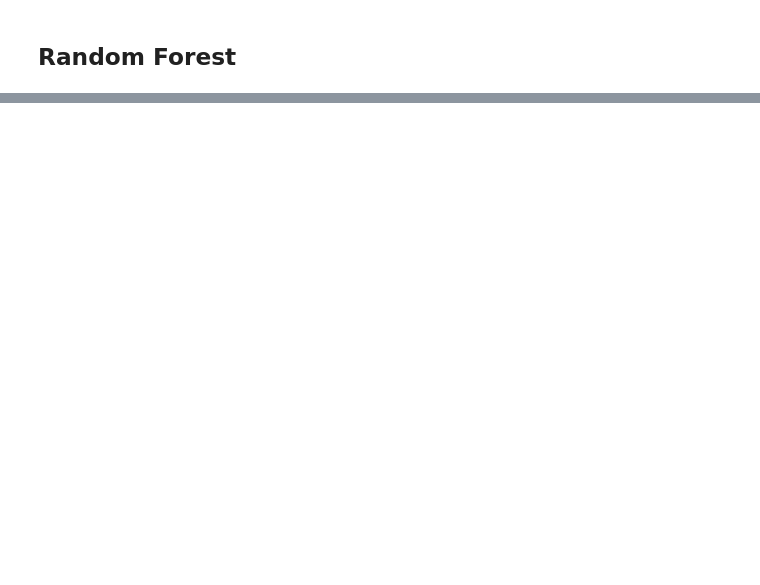
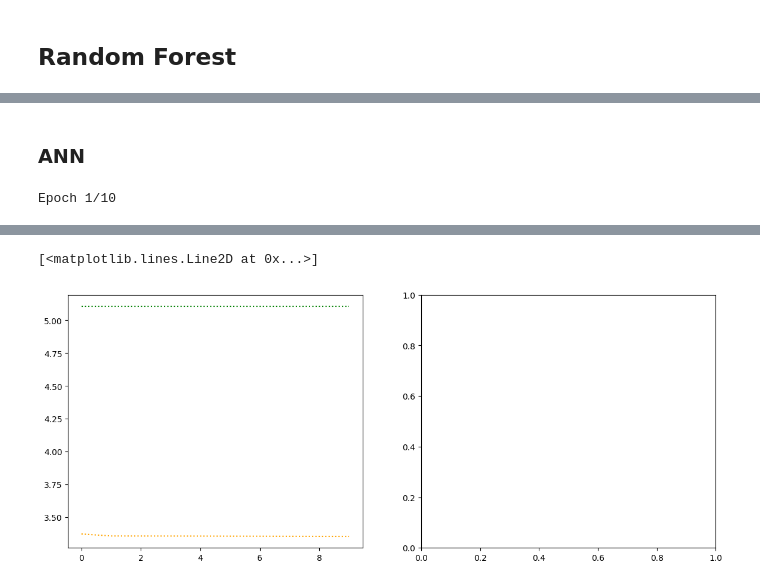
Before and after one commit to salimaabdalla/dpp_projekt_2026, a Jupyter notebook: notebooks/09_models_shareprices_stepwise.ipynb, the cells around one changed output, grey strips where cells are left out. Saved outputs shown, nothing was run; the diff lists cells and outputs as text; code cells hidden in the pictures; blank space fills up the shorter version.

```diff
--- a/notebooks/09_models_shareprices_stepwise.ipynb
+++ b/notebooks/09_models_shareprices_stepwise.ipynb
@@ -380,0 +393,36 @@ MSE on Test set:  131.70633382003388
+# %% [markdown]
+### ANN
+# %%
+features_train_transf, features_test_transf, target_train, target_test, columns = preprocessing(df, dict_lag,number_train, target_name)
+# %%
+model_an = Sequential()
+model_an.add(Dense(1,  input_dim=features_train_transf.shape[1]))#activation='sigmoid',
+model_an.add(Dense(10, activation = 'relu'))
+#model_an.add(Dropout(rate=0.3))
+#model_an.add(Dense(15, activation = 'relu'))
+#model_an.add(Dropout(rate=0.3))
+model_an.add(Dense(10, activation = 'relu'))
+#model_an.add(Dropout(rate=0.3))
+model_an.add(Dense(1))#,activation = none))
+
+model_an.compile(loss = tf.keras.losses.mae,
+                optimizer = tf.keras.optimizers.SGD(),
+                metrics = ["mae"])  # compile the model
+
+#early_stop = EarlyStopping(monitor = 'val_loss', min_delta = 0.001, patience = 2)
+hist = model_an.fit(features_train_transf,
+                    target_train,
+                    validation_data=(features_test_transf, target_test),
+                    epochs=10,
+                    batch_size=32,
+                    #callbacks=[early_stop]
+                   )#fits the model
+# batch_size: 32 bis 512, also 32, 64, 128, 256, 512
+
+
+fig, ax = plt.subplots(nrows=1, ncols=2, figsize=(14, 5.5))
+l = len(hist.history['loss'])
+ax[0].plot(range(l), hist.history['loss'],linestyle=':', color = 'orange')
+ax[0].plot(range(l), hist.history['val_loss'],linestyle=':', color = 'green')
+# %% [output]
+Epoch 1/10
@@ -380,0 +448,2 @@ MSE on Test set:  131.70633382003388
+[<matplotlib.lines.Line2D at 0x...>]
+[figure, added]
```
Also changed, not shown: parts of 11 cells of this notebook, 3 other files.
